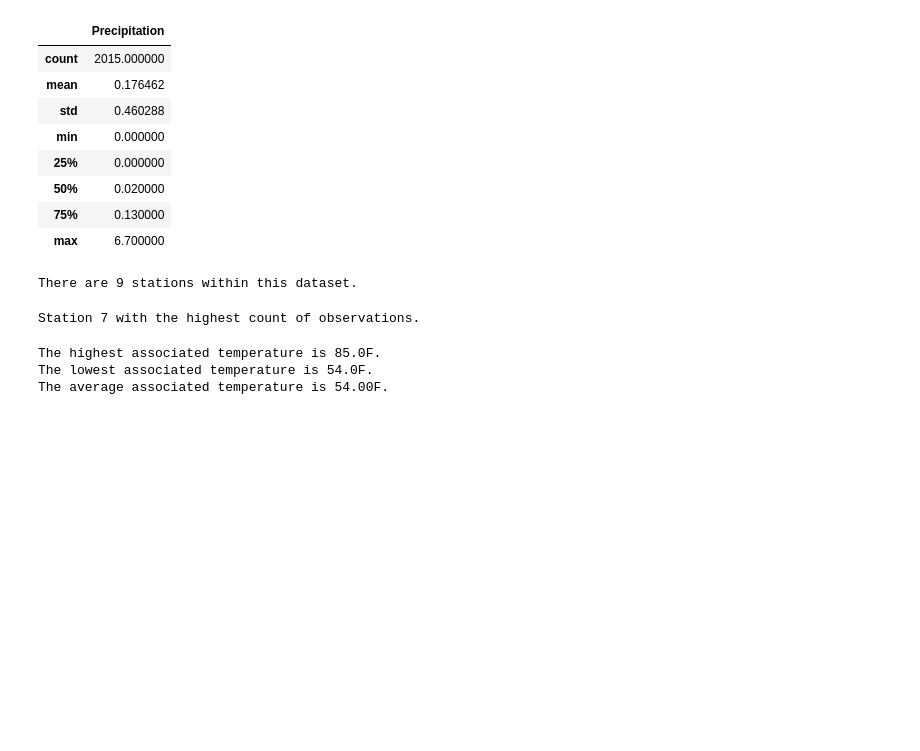
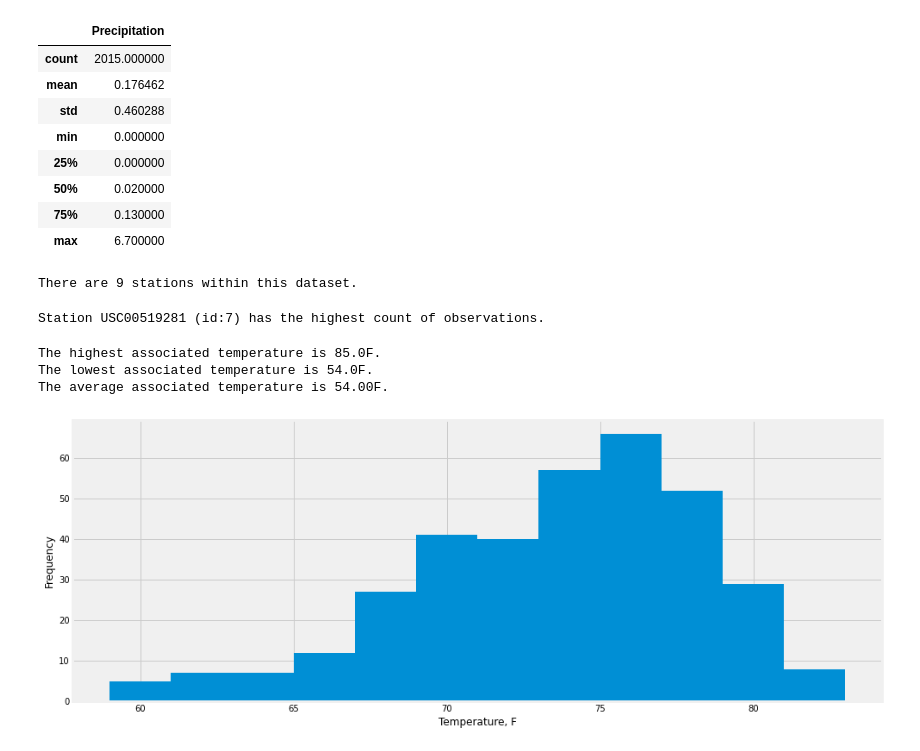
Before and after one commit to seneubauer/sqlalchemy-challenge, a Jupyter notebook: climate.ipynb, the cells around one changed output. Saved outputs shown, nothing was run; the diff lists cells and outputs as text; code cells hidden in the pictures; blank space fills up the shorter version.

```diff
--- a/climate.ipynb
+++ b/climate.ipynb
@@ -131,12 +130,9 @@ print(f"There are {stationCount} stations within this dataset.")
 There are 9 stations within this dataset.
 # %%
 # get the most active stations
-
 selection = [Station.id,
-            func.count(Measurement.station),
-            func.max(Measurement.tobs),
-            func.min(Measurement.tobs),
-            func.avg(Measurement.tobs)]
+             Station.station,
+            func.count(Measurement.station)]
 
 data = session.query(*selection)\
                     .join(Station, Station.station == Measurement.station)\
@@ -144,8 +140,9 @@ data = session.query(*selection)\
                     .order_by(func.count(Measurement.station).desc())
 
 stationID = data.all()[0][0]
+stationName = data.all()[0][1]
 
-print(f"Station {stationID} with the highest count of observations.")
+print(f"Station {stationName} (id:{stationID}) has the highest count of observations.")
 # %% [output]
-Station 7 with the highest count of observations.
+Station USC00519281 (id:7) has the highest count of observations.
 # %%
@@ -165,3 +163,19 @@ print(f"The average associated temperature is {data[2]:,.2f}F.")
 The highest associated temperature is 85.0F.
 The lowest associated temperature is 54.0F.
 The average associated temperature is 54.00F.
+# %%
+# query for past year of temperature data
+temperatures = []
+for row in session.query(Measurement.tobs)\
+                    .filter(Measurement.date >= lastYearThreshold)\
+                    .filter(Measurement.station == stationName):
+    temperatures.append(row[0])
+# %%
+# construct the histogram
+plt.figure(figsize = (15, 6))
+plt.hist(temperatures, bins = 12)
+plt.xlabel("Temperature, F")
+plt.ylabel("Frequency")
+plt.show()
+# %% [output]
+[figure, added]
```
Also changed, not shown: parts of 5 cells of this notebook.
